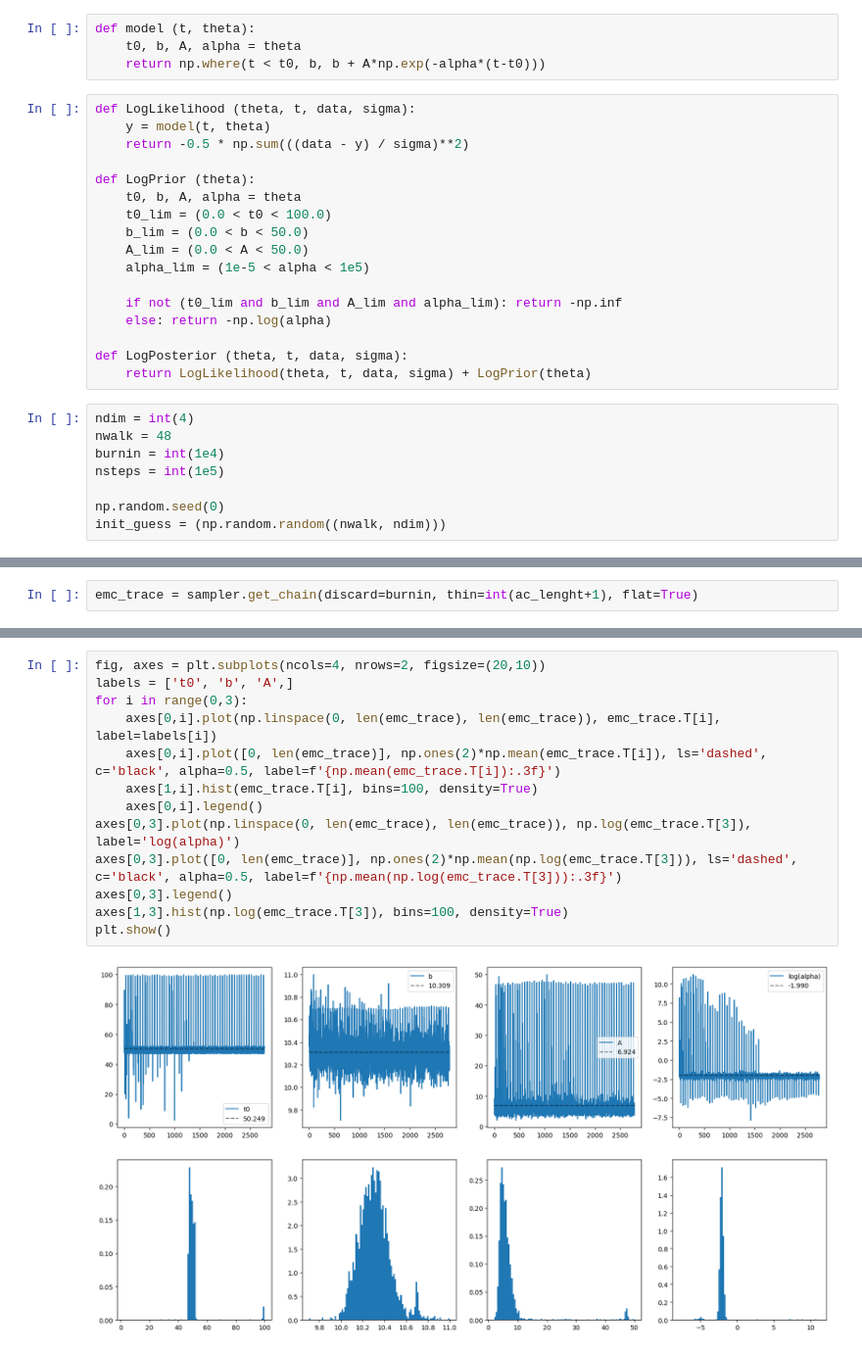
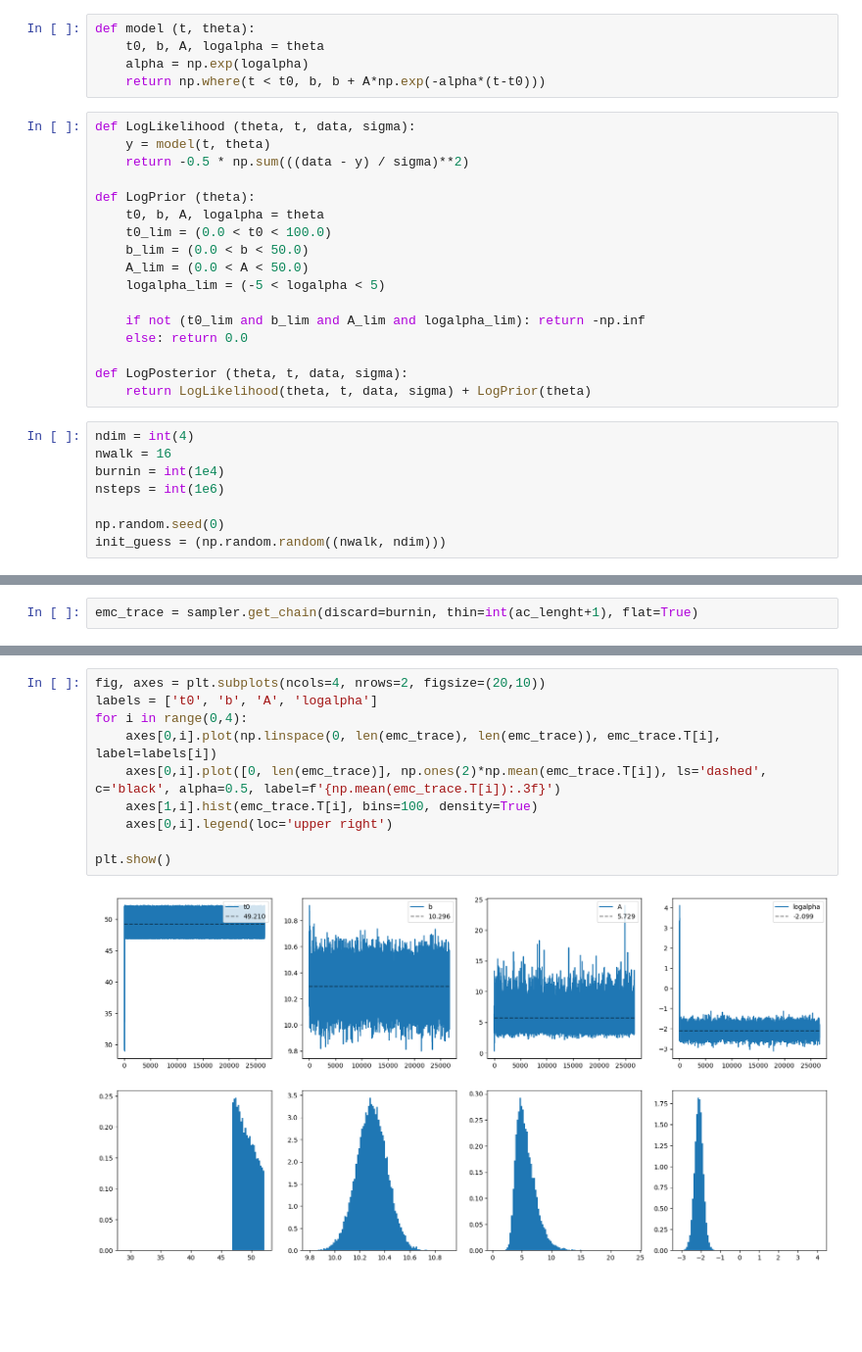
Before and after one commit to FedericoRivano/astrostatistics_bicocca_2026, a Jupyter notebook: working/Es11.ipynb, the cells around one changed output, grey strips where cells are left out. Shown at 98% size. Cells and saved outputs as stored; diff of their text form; blank space fills up the shorter version.

```diff
--- a/working/Es11.ipynb
+++ b/working/Es11.ipynb
@@ -18,7 +24,8 @@ plt.show()
 [figure]
 # %%
 def model (t, theta):
-    t0, b, A, alpha = theta
+    t0, b, A, logalpha = theta
+    alpha = np.exp(logalpha)
     return np.where(t < t0, b, b + A*np.exp(-alpha*(t-t0)))
 # %%
 def LogLikelihood (theta, t, data, sigma):
@@ -26,22 +33,22 @@ def LogLikelihood (theta, t, data, sigma):
     return -0.5 * np.sum(((data - y) / sigma)**2)
 
 def LogPrior (theta):
-    t0, b, A, alpha = theta
+    t0, b, A, logalpha = theta
     t0_lim = (0.0 < t0 < 100.0)
     b_lim = (0.0 < b < 50.0)
     A_lim = (0.0 < A < 50.0)
-    alpha_lim = (1e-5 < alpha < 1e5)
+    logalpha_lim = (-5 < logalpha < 5)
 
-    if not (t0_lim and b_lim and A_lim and alpha_lim): return -np.inf
-    else: return -np.log(alpha)
+    if not (t0_lim and b_lim and A_lim and logalpha_lim): return -np.inf
+    else: return 0.0
 
 def LogPosterior (theta, t, data, sigma):
     return LogLikelihood(theta, t, data, sigma) + LogPrior(theta)
 # %%
 ndim = int(4)
-nwalk = 48
+nwalk = 16
 burnin = int(1e4)
-nsteps = int(1e5)
+nsteps = int(1e6)
 
 np.random.seed(0)
 init_guess = (np.random.random((nwalk, ndim)))
@@ -85,15 +92,12 @@ print(emc_trace.shape)
 # %%
 fig, axes = plt.subplots(ncols=4, nrows=2, figsize=(20,10))
-labels = ['t0', 'b', 'A',]
-for i in range(0,3):
+labels = ['t0', 'b', 'A', 'logalpha']
+for i in range(0,4):
     axes[0,i].plot(np.linspace(0, len(emc_trace), len(emc_trace)), emc_trace.T[i], label=labels[i])
     axes[0,i].plot([0, len(emc_trace)], np.ones(2)*np.mean(emc_trace.T[i]), ls='dashed', c='black', alpha=0.5, label=f'{np.mean(emc_trace.T[i]):.3f}')
     axes[1,i].hist(emc_trace.T[i], bins=100, density=True)
-    axes[0,i].legend()
-axes[0,3].plot(np.linspace(0, len(emc_trace), len(emc_trace)), np.log(emc_trace.T[3]), label='log(alpha)')
-axes[0,3].plot([0, len(emc_trace)], np.ones(2)*np.mean(np.log(emc_trace.T[3])), ls='dashed', c='black', alpha=0.5, label=f'{np.mean(np.log(emc_trace.T[3])):.3f}')
-axes[0,3].legend()
-axes[1,3].hist(np.log(emc_trace.T[3]), bins=100, density=True)
+    axes[0,i].legend(loc='upper right')
+
 plt.show()
 # %% [output]
-[figure, old version]
+[figure, new version]
```
Also changed, not shown: parts of 8 cells of this notebook.
